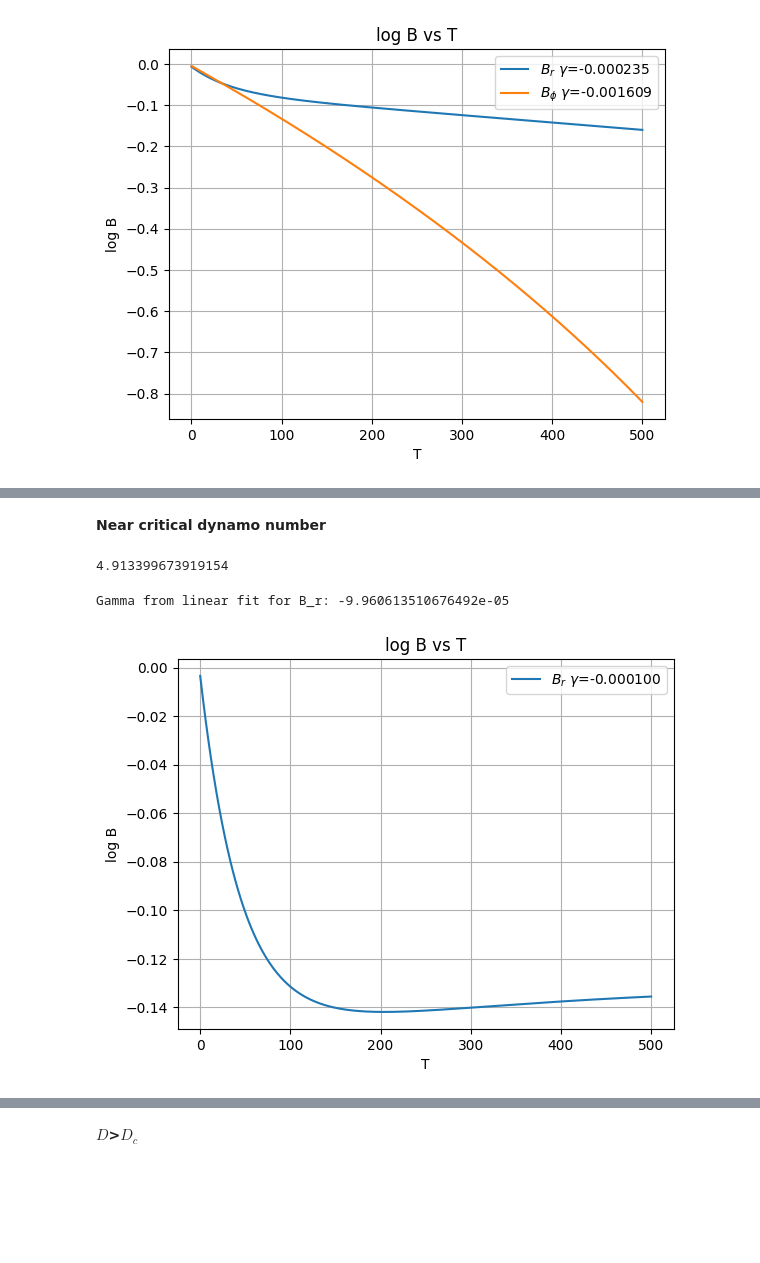
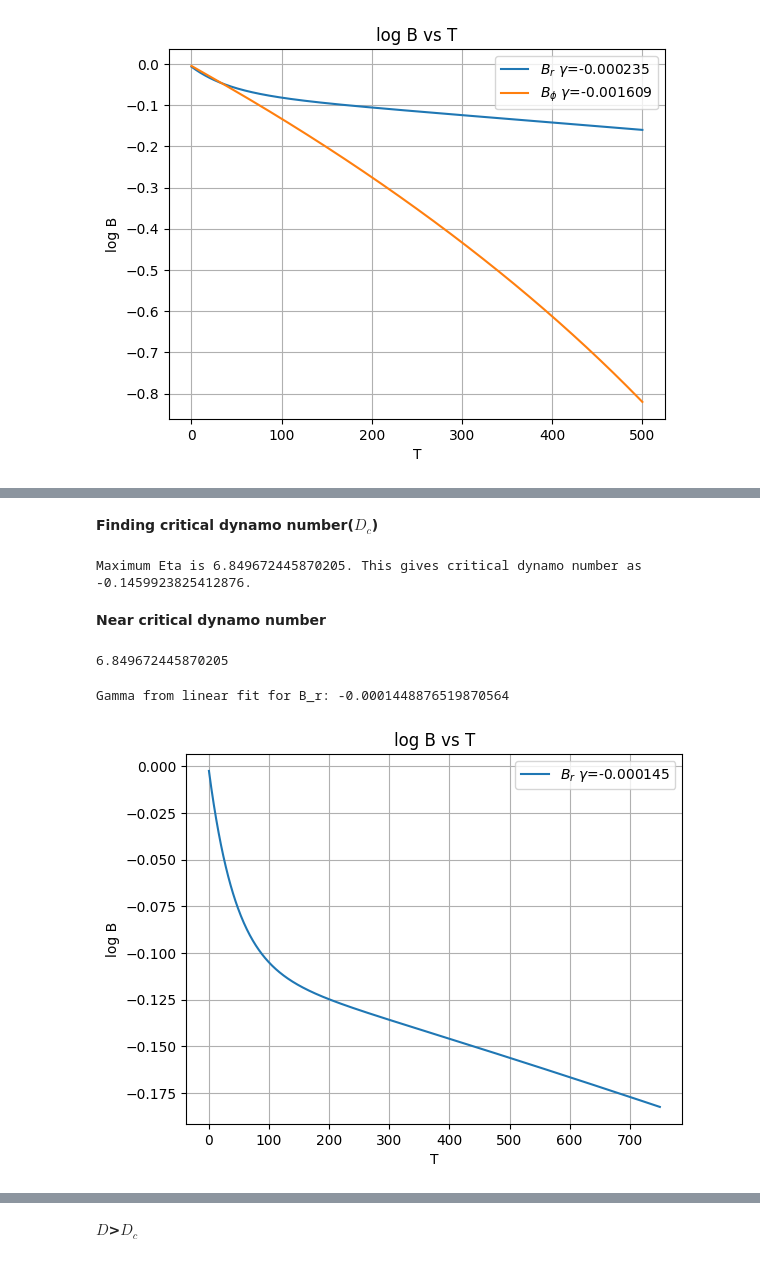
Before and after one commit to dimo192/dimo192.github.io, a Jupyter notebook: task 2/final.ipynb, the cells around one changed output, grey strips where cells are left out. Saved outputs shown, nothing was run; the diff lists cells and outputs as text; code cells hidden in the pictures; blank space fills up the shorter version.

```diff
--- a/task 2/final.ipynb
+++ b/task 2/final.ipynb
@@ -140,6 +140,45 @@ def interceptandslope(x,y):#least square fit
     errslope=(s/delt)**0.5
     errinter=(sxx/delt)**0.5
     return(slop,intercept)#,errinter,errslope
+def find_critical_D_n(Eta_lis):
+    Eta_for_dynamo_numbers=[]#only notes dynamo numbers where norm increases
+    for eta1 in Eta_lis:
+        norm_b=[]
+        eta_t=eta1
+        B_r0 = initial_condition(z)
+        B_phi0 = initial_condition(z)
+        BrvT =np.zeros((time_step,N))
+        BphivT = np.zeros((time_step,N))
+
+        for k in range(0,time_step):
+            B_r0, B_phi0 = rk6_step(B_r0, B_phi0,eta_t)
+            BrvT[k,:]=B_r0.copy()
+            BphivT[k,:]=B_phi0.copy()
+        index=len(BrvT[0])//2
+        for i in range(10,len(BrvT),10):
+            norm_b_value=(BrvT[i][index]**2+BphivT[i][index]**2)**(0.5)
+            norm_b.append(norm_b_value)
+        c=0
+        for j in range(len(norm_b)//2,len(norm_b)):
+            if norm_b[j]>=norm_b[j-1]:
+                Eta_for_dynamo_numbers.append(eta1)
+
+        else:
+            pass
+
+    return max(Eta_for_dynamo_numbers)
+def D_n_with_precision(precision=3,start_v=0.01,end_v=10.0,steps=99):
+    eta_t_values = np.linspace(start_v,end_v,steps)
+    eta_m=find_critical_D_n(eta_t_values)
+    index2=np.where(eta_t_values==eta_m)
+    eta_t_values_i=eta_t_values
+    for k in range(1,precision):#these steps are to increase precision
+        eta_t_values_i = np.linspace(eta_t_values_i[index2[0][0]],eta_t_values_i[index2[0][0]+1],steps)
+        eta_m=find_critical_D_n(eta_t_values_i)
+        index2=np.where(eta_t_values_i==eta_m)
+    return eta_m
+
+
 def get_gamma(BrvT,BphivT,phi_flag=1):
     b_fit=[]
     b_fit2=[]
@@ -276,24 +373,32 @@ Maximum Eta is 4.913399673919154. This gives critical dynamo number as -0.203525
+# %% [markdown]
+**Finding critical dynamo number($D_c$)**
+# %%
+eta_final=D_n_with_precision(4)
+critical_dynamo_number = - (q * Omega * alpha_0 * (h**3)) / eta_final
+print(f"Maximum Eta is {eta_final}. This gives critical dynamo number as {critical_dynamo_number}.")
+# %% [output]
+Maximum Eta is 6.849672445870205. This gives critical dynamo number as -0.1459923825412876.
 # %% [markdown]
 **Near critical dynamo number**
 # %%
 eta_final
 # %% [output]
-4.913399673919154
+6.849672445870205
 # %%
-eta_t=5.01
+eta_t=eta_final
 B_r0 = initial_condition(z)
 B_phi0 = initial_condition(z)
 BrvT =np.zeros((time_step,N))
 BphivT = np.zeros((time_step,N))
 
 for k in range(0,time_step):
     B_r0, B_phi0 = rk6_step(B_r0, B_phi0,eta_t)
     BrvT[k,:]=B_r0.copy()
     BphivT[k,:]=B_phi0.copy()
 get_gamma(BrvT,BphivT,0)
 # %% [output]
-Gamma from linear fit for B_r: -9.960613510676492e-05
+Gamma from linear fit for B_r: -0.0001448876519870564
-[figure, old version]
+[figure, new version]
 # %%
 split_index_gamma(80,20)
 # %% [output]
```
Also changed, not shown: parts of 11 cells of this notebook, 6 other files.
